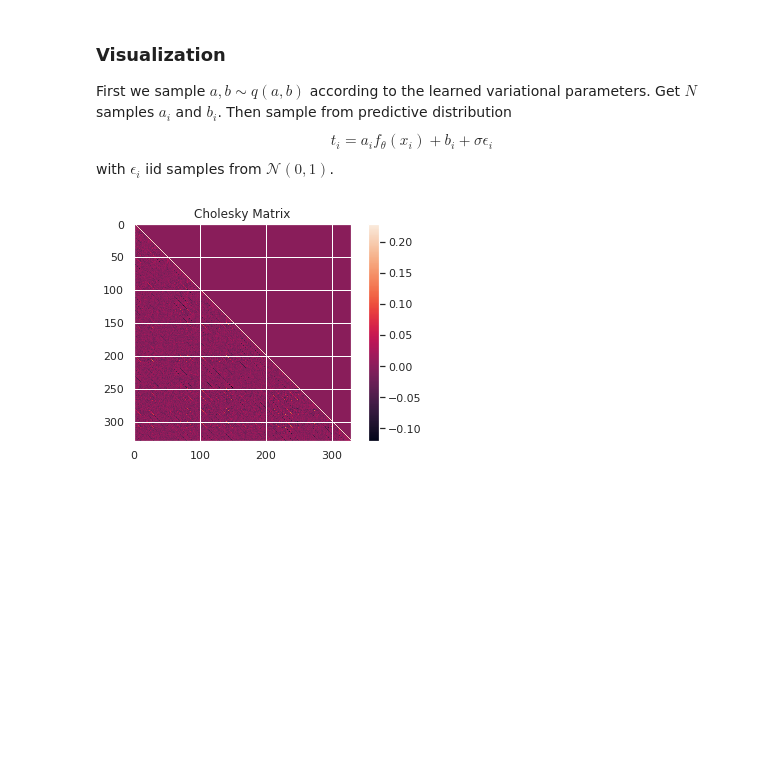
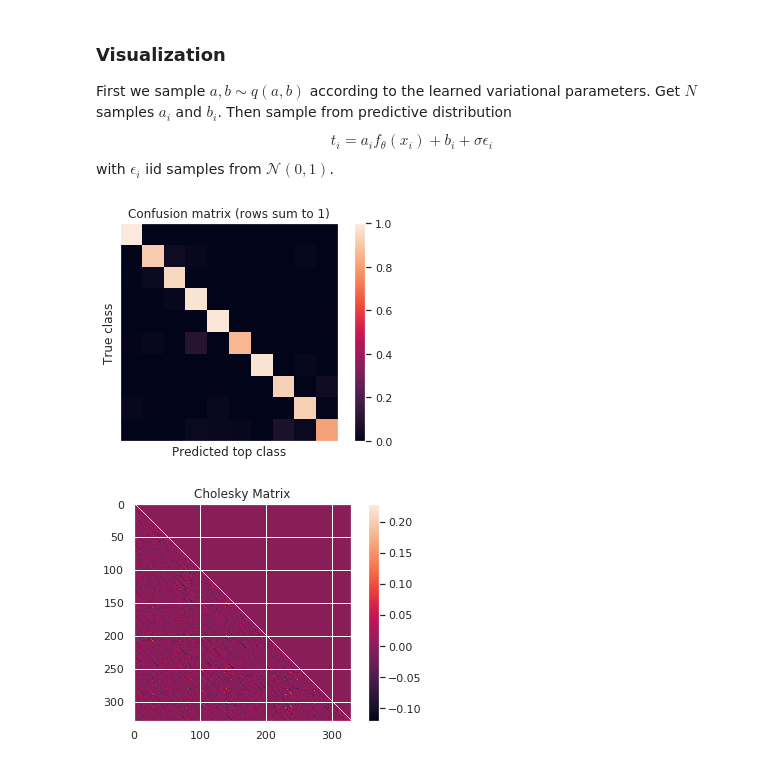
Before and after one commit to vlievin/deep-bayes, a Jupyter notebook: classification-MNIST-covariance.ipynb, the cells around one changed output. Drawn from its saved outputs; the diff is of its cells as text; code cells hidden in the pictures; blank space fills up the shorter version.

Commit message:
Compute confusion matrix on MNIST (on small subset of training set for now)

```diff
--- a/classification-MNIST-covariance.ipynb
+++ b/classification-MNIST-covariance.ipynb
@@ -305,52 +305,57 @@ First we sample $a,b \sim q(a,b)$ according to the learned variational parameter
 $$t_i = a_i f_{\theta}(x_i) + b_i + \sigma \epsilon_i$$
 with $\epsilon_i$ iid samples from $\mathcal{N}(0,1)$.
 # %%
-# ### Get classifier output for the whole dataset and for many samples of the last layer's weights
-# n_samples = 50
-# with torch.no_grad():
-#     # Compute deterministic NN output
-#     h = features(x)
-#     cov_ab = flat_to_triangular(cov_ab_params)
-#     y_all = []
-#     for i in range(n_samples):
-#         # Sample last layer's weights from posterior q(a, b)
-#         ab_sample = stochastic(mu_ab, make_cholesky(logvar_ab, cov_ab))
-#         a, b = ab_sample[:-b_size], ab_sample[-b_size:]
-#         a = a.view(a_shape)
-#         b = b.unsqueeze(0)
+### Get classifier output for the whole dataset and for many samples of the last layer's weights
+n_samples = 50
+N = 200   # TODO the following stuff is computed only on N samples of training set!!
+with torch.no_grad():
+    # Compute deterministic NN output
+    x = torch.cat([train_loader.dataset[i][0].unsqueeze(0) for i in range(N)], dim=0)
+    t_values = torch.cat([train_loader.dataset[i][1].unsqueeze(0) for i in range(N)])
+    h = features(x)
+    cov_ab = flat_to_triangular(cov_ab_params)
+    y_all = []
+    for i in range(n_samples):
+        # Sample last layer's weights from posterior q(a, b)
+        ab_sample = stochastic(mu_ab, make_cholesky(logvar_ab, cov_ab))
+        a, b = ab_sample[:-b_size], ab_sample[-b_size:]
+        a = a.view(a_shape)
+        b = b.unsqueeze(0)
 
-#         # Compute last layer output (the logits) with the weights just sampled
-#         y = h @ a + b    # shape: (N, n_classes)
+        # Compute last layer output (the logits) with the weights just sampled
+        y = h @ a + b    # shape: (N, n_classes)
 
-#         y_all.append(y.softmax(1).unsqueeze(0).cpu().numpy())
+        y_all.append(y.softmax(1).unsqueeze(0).cpu().numpy())
 
-# y_all = np.concatenate(y_all, axis=0)  # shape: (n_samples, N, n_classes)
+y_all = np.concatenate(y_all, axis=0)  # shape: (n_samples, N, n_classes)
 
 
-# ### Get predictions (argmax) for all samples of weights (a,b)
-# pred_class = np.argmax(y_all, axis=-1)   # tensor of indices, shape (n_samples, N)
-# pred_class_onehot = onehot(pred_class)
-# pred_class_mean = pred_class_onehot.mean(0)   # shape (N, n_classes)
-# # pred_class_mean: for each input point a vector of size n_classes that sums to 1
+### Get predictions (argmax) for all samples of weights (a,b)
+pred_class = np.argmax(y_all, axis=-1)   # tensor of indices, shape (n_samples, N)
+pred_class_onehot = onehot(pred_class)
+pred_class_mean = pred_class_onehot.mean(0)   # shape (N, n_classes)
+# pred_class_mean: for each input point a vector of size n_classes that sums to 1
 
 
-# ### Get confusion matrix based on those samples
-# conf_matrix = np.zeros((n_classes, n_classes))
-# for i in range(N):
-#     conf_matrix[t_values[i]] += pred_class_mean[i]
-# conf_matrix /= conf_matrix.sum(1, keepdims=True)
+### Get confusion matrix based on those samples
+conf_matrix = np.zeros((n_classes, n_classes))
+for i in range(N):
+    conf_matrix[t_values[i]] += pred_class_mean[i]
+conf_matrix /= conf_matrix.sum(1, keepdims=True)
 
 
 
-# ### Show confusion matrix
-# plt.imshow(conf_matrix)
-# plt.colorbar()
-# plt.grid(False)
-# clean_curr_axes()
-# plt.title('Confusion matrix (rows sum to 1)')
-# plt.xlabel('Predicted top class')
-# plt.ylabel('True class')
-# plt.show()
+### Show confusion matrix
+plt.imshow(conf_matrix)
+plt.colorbar()
+plt.grid(False)
+clean_curr_axes()
+plt.title('Confusion matrix (rows sum to 1)')
+plt.xlabel('Predicted top class')
+plt.ylabel('True class')
+plt.show()
+# %% [output]
+[figure, added]
 # %%
 L = make_cholesky(logvar_ab, cov_ab).detach().cpu().numpy()
 Cov = L @ L.T
```
